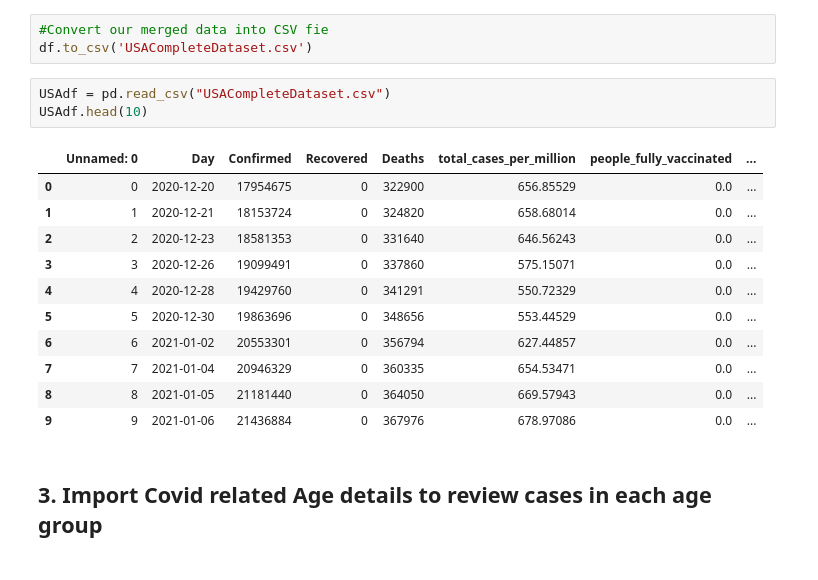
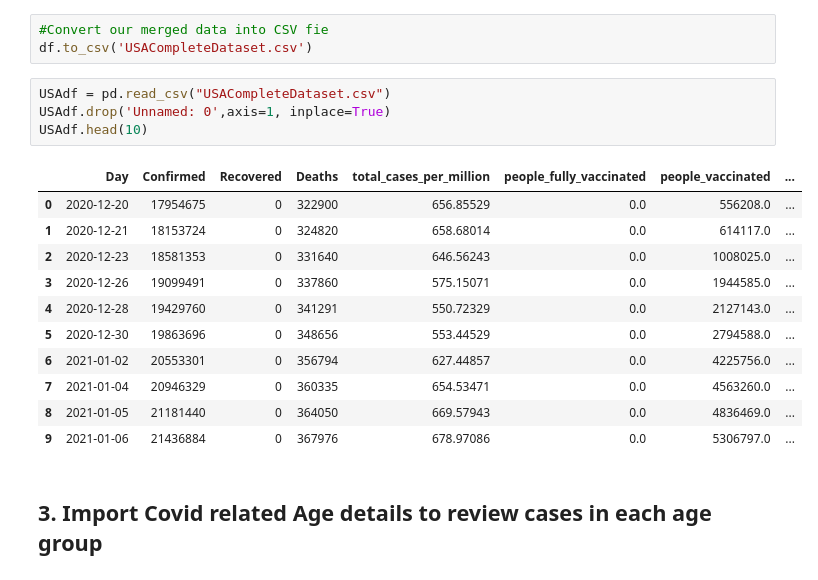
Before and after one commit to mehtabfarozankhatoon/hds5210-2022, a Jupyter notebook: Final/Finals.ipynb, the cells around one changed output. Drawn from its saved outputs; the diff is of its cells as text.

```diff
--- a/Final/Finals.ipynb
+++ b/Final/Finals.ipynb
@@ -454,19 +460,20 @@ dtype: int64
 df.to_csv('USACompleteDataset.csv')
 # %%
 USAdf = pd.read_csv("USACompleteDataset.csv")
+USAdf.drop('Unnamed: 0',axis=1, inplace=True)
 USAdf.head(10)
 # %% [output]
-|  | Unnamed: 0 | Day | Confirmed | Recovered | Deaths | total_cases_per_million | people_fully_vaccinated | ... |
-| 0 | 0 | 2020-12-20 | 17954675 | 0 | 322900 | 656.85529 | 0.0 | ... |
-| 1 | 1 | 2020-12-21 | 18153724 | 0 | 324820 | 658.68014 | 0.0 | ... |
-| 2 | 2 | 2020-12-23 | 18581353 | 0 | 331640 | 646.56243 | 0.0 | ... |
-| 3 | 3 | 2020-12-26 | 19099491 | 0 | 337860 | 575.15071 | 0.0 | ... |
-| 4 | 4 | 2020-12-28 | 19429760 | 0 | 341291 | 550.72329 | 0.0 | ... |
-| 5 | 5 | 2020-12-30 | 19863696 | 0 | 348656 | 553.44529 | 0.0 | ... |
-| 6 | 6 | 2021-01-02 | 20553301 | 0 | 356794 | 627.44857 | 0.0 | ... |
-| 7 | 7 | 2021-01-04 | 20946329 | 0 | 360335 | 654.53471 | 0.0 | ... |
-| 8 | 8 | 2021-01-05 | 21181440 | 0 | 364050 | 669.57943 | 0.0 | ... |
-| 9 | 9 | 2021-01-06 | 21436884 | 0 | 367976 | 678.97086 | 0.0 | ... |
+|  | Day | Confirmed | Recovered | Deaths | total_cases_per_million | people_fully_vaccinated | people_vaccinated | ... |
+| 0 | 2020-12-20 | 17954675 | 0 | 322900 | 656.85529 | 0.0 | 556208.0 | ... |
+| 1 | 2020-12-21 | 18153724 | 0 | 324820 | 658.68014 | 0.0 | 614117.0 | ... |
+| 2 | 2020-12-23 | 18581353 | 0 | 331640 | 646.56243 | 0.0 | 1008025.0 | ... |
+| 3 | 2020-12-26 | 19099491 | 0 | 337860 | 575.15071 | 0.0 | 1944585.0 | ... |
+| 4 | 2020-12-28 | 19429760 | 0 | 341291 | 550.72329 | 0.0 | 2127143.0 | ... |
+| 5 | 2020-12-30 | 19863696 | 0 | 348656 | 553.44529 | 0.0 | 2794588.0 | ... |
+| 6 | 2021-01-02 | 20553301 | 0 | 356794 | 627.44857 | 0.0 | 4225756.0 | ... |
+| 7 | 2021-01-04 | 20946329 | 0 | 360335 | 654.53471 | 0.0 | 4563260.0 | ... |
+| 8 | 2021-01-05 | 21181440 | 0 | 364050 | 669.57943 | 0.0 | 4836469.0 | ... |
+| 9 | 2021-01-06 | 21436884 | 0 | 367976 | 678.97086 | 0.0 | 5306797.0 | ... |
 # %% [markdown]
 ## 3. Import Covid related Age details to review cases in each age group
 # %%
```
Also changed, not shown: parts of 10 cells of this notebook.
